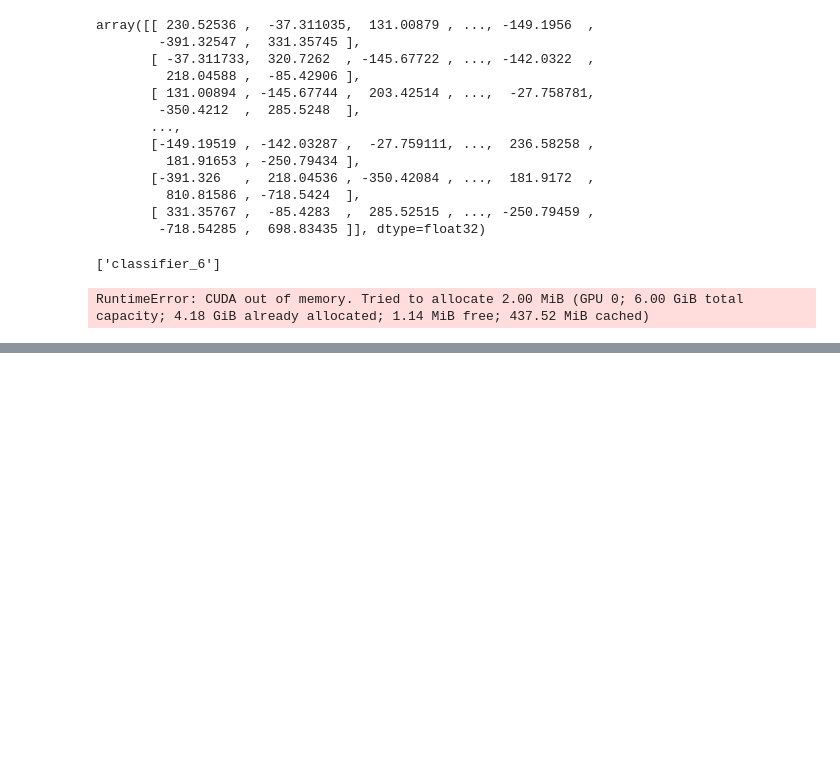
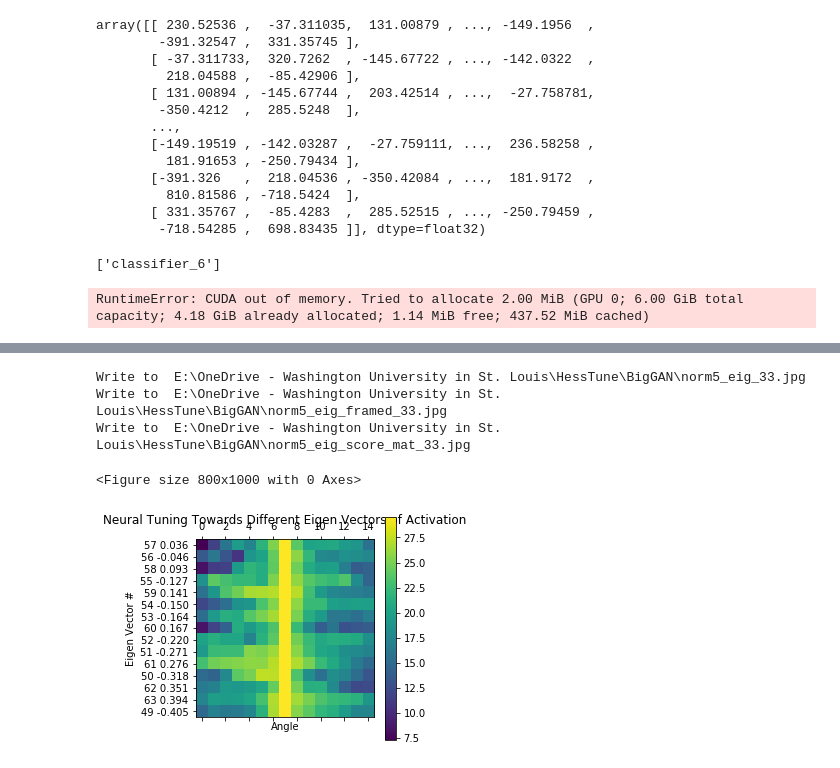
Before and after one commit to Animadversio/Visual_Neuro_InSilico_Exp, a Jupyter notebook: BigGAN_Hessian_demo.ipynb, the cells around one changed output, grey strips where cells are left out. Drawn from its saved outputs; the diff is of its cells as text; code cells hidden in the pictures; blank space fills up the shorter version.

```diff
--- a/BigGAN_Hessian_demo.ipynb
+++ b/BigGAN_Hessian_demo.ipynb
@@ -346,4 +346,5 @@ Write to  E:\OneDrive - Washington University in St. Louis\HessTune\BigGAN\norm5
 sort_idx = np.argsort(np.abs(eigval_class))
 img_list, scores_col = tuning_plot_BigGAN(BGAN, preprocess_resize, objective,
             ref_vect, eigval_class, eigvec_class, eig_id_arr=sort_idx[:15],
-            space="class", ticks=15, lim=(-2,2), summary_dir=savedir)
+            space="class", ticks=15, lim=(-1,1), summary_dir=savedir)
+# %% [output]
@@ -350,3 +353,8 @@ img_list, scores_col = tuning_plot_BigGAN(BGAN, preprocess_resize, objective,
+Write to  E:\OneDrive - Washington University in St. Louis\HessTune\BigGAN\norm5_eig_33.jpg
+Write to  E:\OneDrive - Washington University in St. Louis\HessTune\BigGAN\norm5_eig_framed_33.jpg
+Write to  E:\OneDrive - Washington University in St. Louis\HessTune\BigGAN\norm5_eig_score_mat_33.jpg
+<Figure size 800x1000 with 0 Axes>
+[figure, added]
 # %%
 del BGAN, alexnet, objective
 torch.cuda.empty_cache()
```
Also changed, not shown: parts of 7 cells of this notebook, 1 other file.
